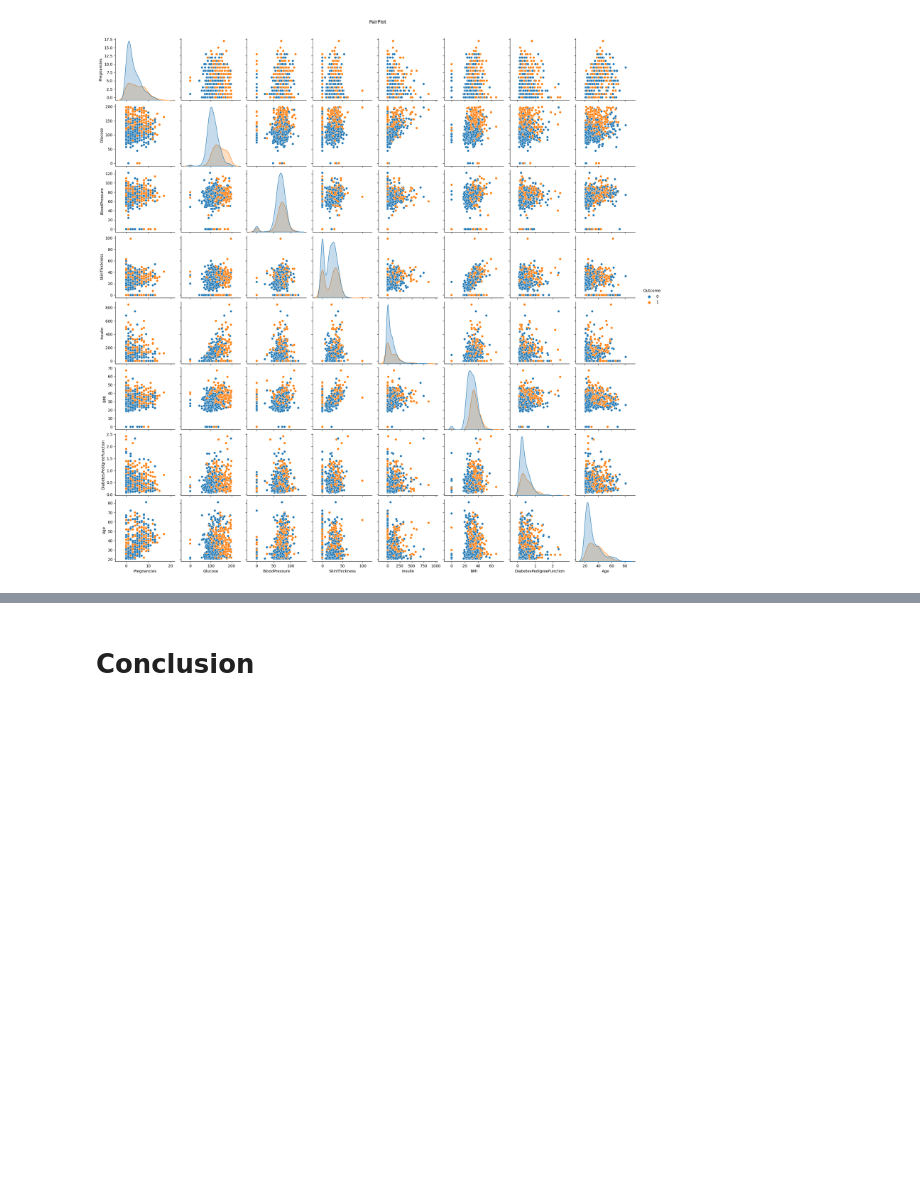
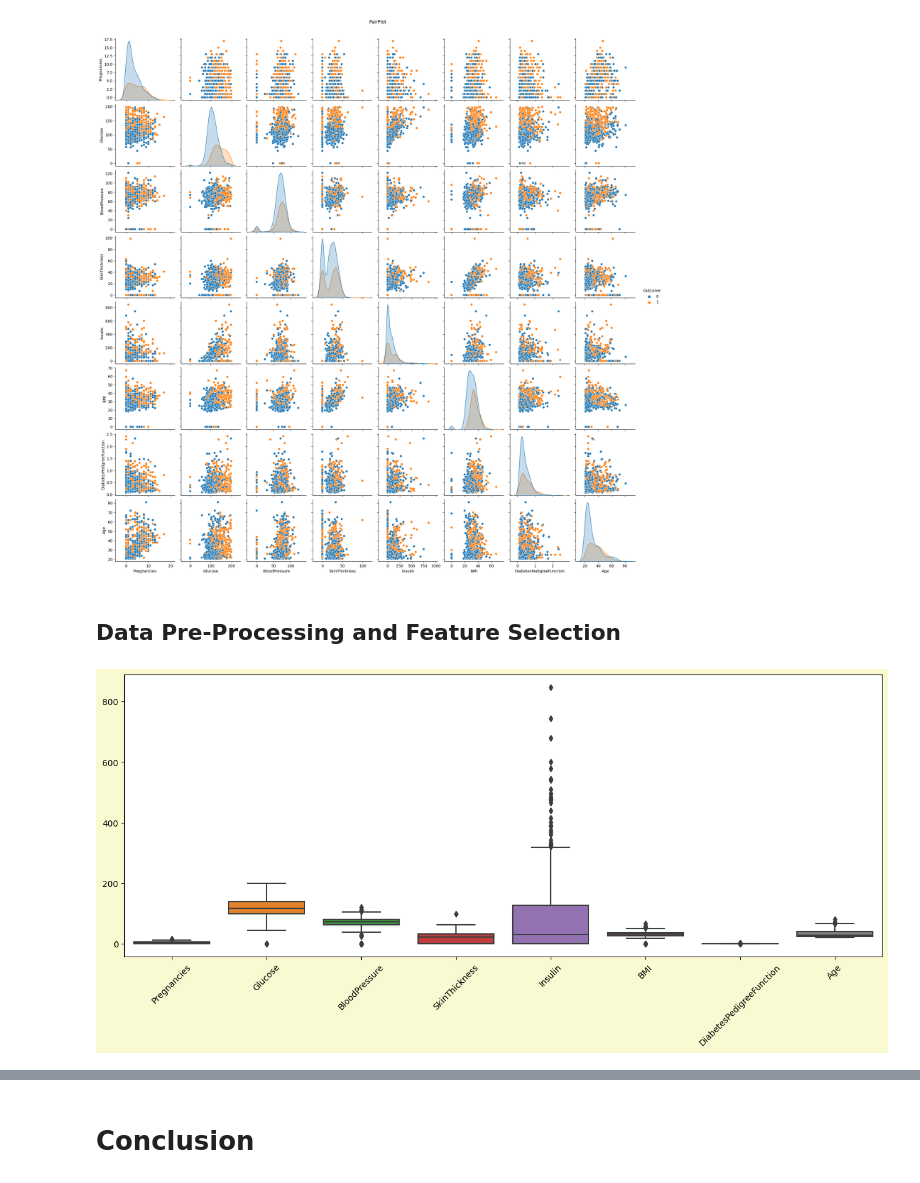
Before and after one commit to hmarathe420/Diabetes_Prediction, a Jupyter notebook: Diabetes_Prediction.ipynb, the cells around one changed output, grey strips where cells are left out. Drawn from its saved outputs; the diff is of its cells as text; code cells hidden in the pictures; blank space fills up the shorter version.

```diff
--- a/Diabetes_Prediction.ipynb
+++ b/Diabetes_Prediction.ipynb
@@ -267,3 +273,13 @@ plt.suptitle("PairPlot", y= 1.02)
 plt.show();
 # %% [output]
 [figure]
+# %% [markdown]
+## **Data Pre-Processing and Feature Selection**
+# %%
+# Boxplot before handling the outliers
+plt.figure(figsize = (16,6), facecolor = 'lightgoldenrodyellow')
+sns.boxplot(data=df.drop('Outcome', axis=1))
+plt.xticks(rotation=45)
+plt.show()
+# %% [output]
+[figure, added]
```
Also changed, not shown: parts of 25 cells of this notebook.
